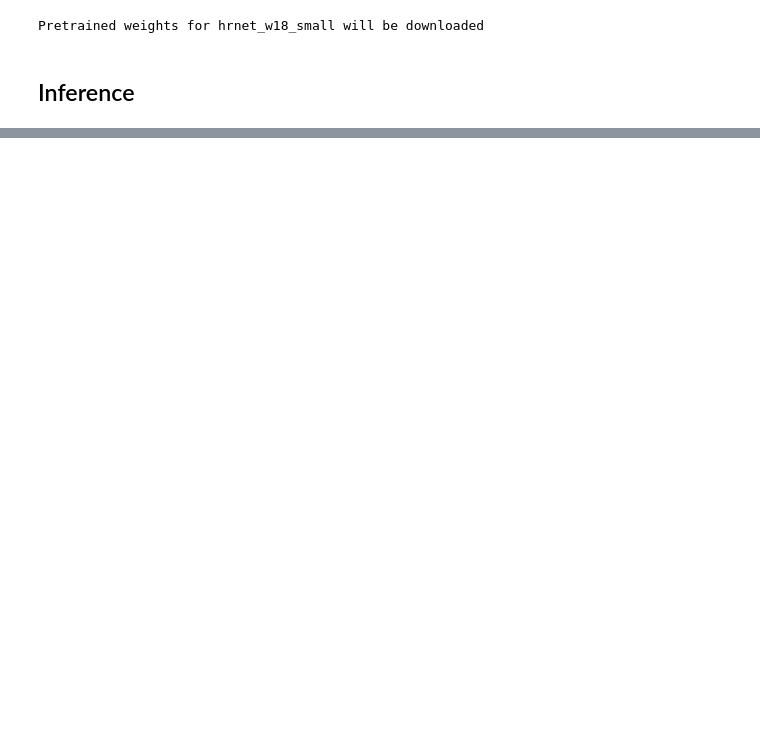
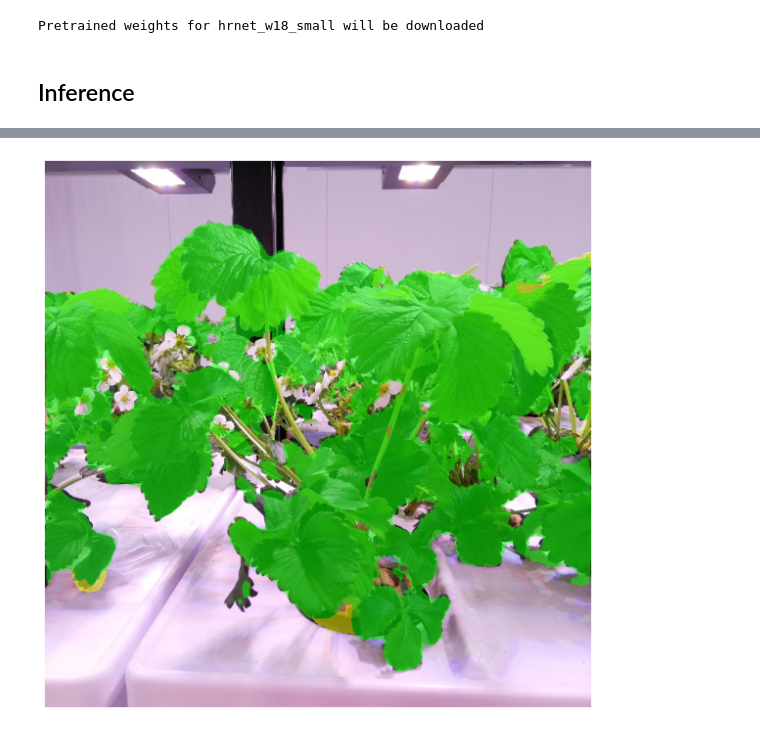
Before and after one commit to eora-ai/torchok, a Jupyter notebook: notebooks/Eval.ipynb, the cells around one changed output, grey strips where cells are left out. Cells and saved outputs as stored; diff of their text form; code cells hidden in the pictures; blank space fills up the shorter version.

Commit message:
Leaves segm: updated notebooks

```diff
--- a/notebooks/Eval.ipynb
+++ b/notebooks/Eval.ipynb
@@ -31,7 +32,7 @@ def load_hparams(config_path):
 
     return hparams
 # %%
-config_path = '../configs/leaves_hrnet.yml'
+config_path = '../configs/leaves_hrnet_w18_manual.yml'
 config = load_hparams(config_path)
 # %%
 data_params = config.data
@@ -55,7 +59,7 @@ model.eval();
 # %% [output]
 Pretrained weights for hrnet_w18_small will be downloaded
 # %%
-CKPT_PATH = '/workdir/strawberry_hack/checkpoints/leaves_hrnet_w18_small.pt'
+CKPT_PATH = '/workdir/strawberry_hack/checkpoints/leaves_hrnet_w18_small_manual.pt'
 HEIGHT, WIDTH = 800, 800
 # %%
 traced = torch.jit.trace(model.forward, torch.rand(2, 3, HEIGHT, WIDTH, device=device))
@@ -135,0 +161,5 @@ for i in range(n_imgs):
+# %%
+imshow(results[1]);
+plt.axis('off');
+# %% [output]
+[figure, added]
```
Also changed, not shown: parts of 9 cells of this notebook, 2 other files.
